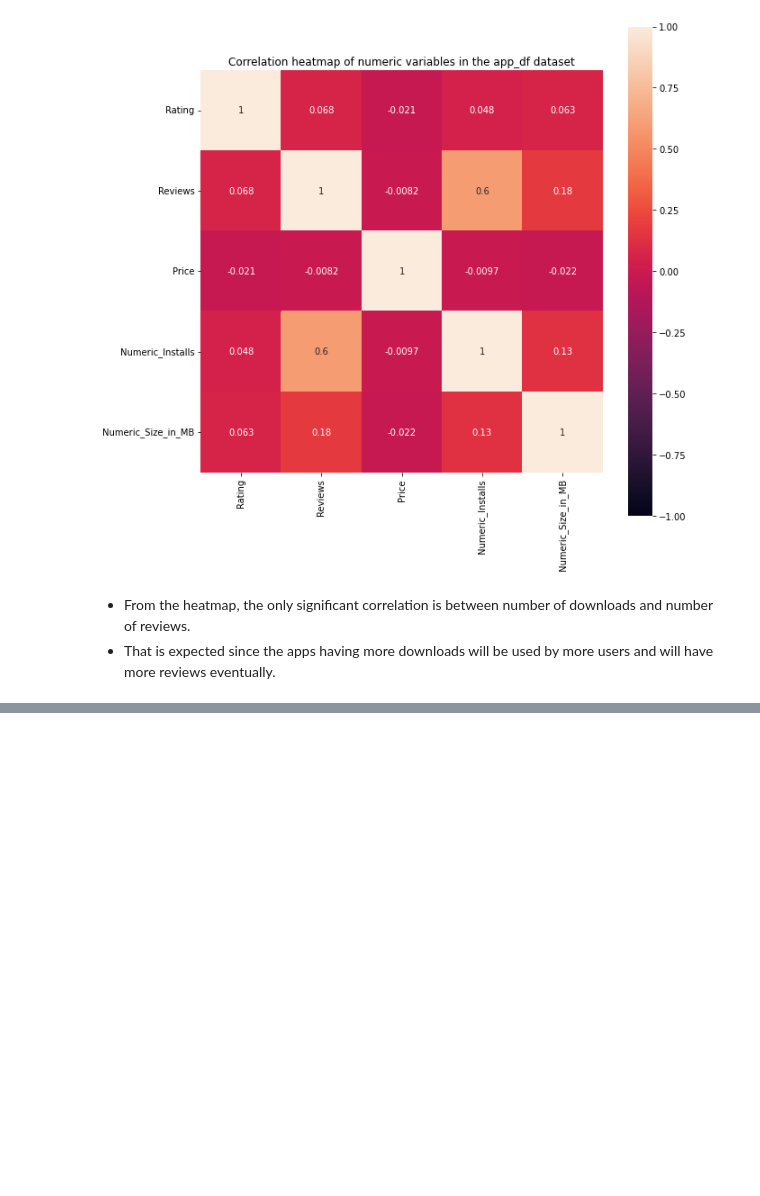
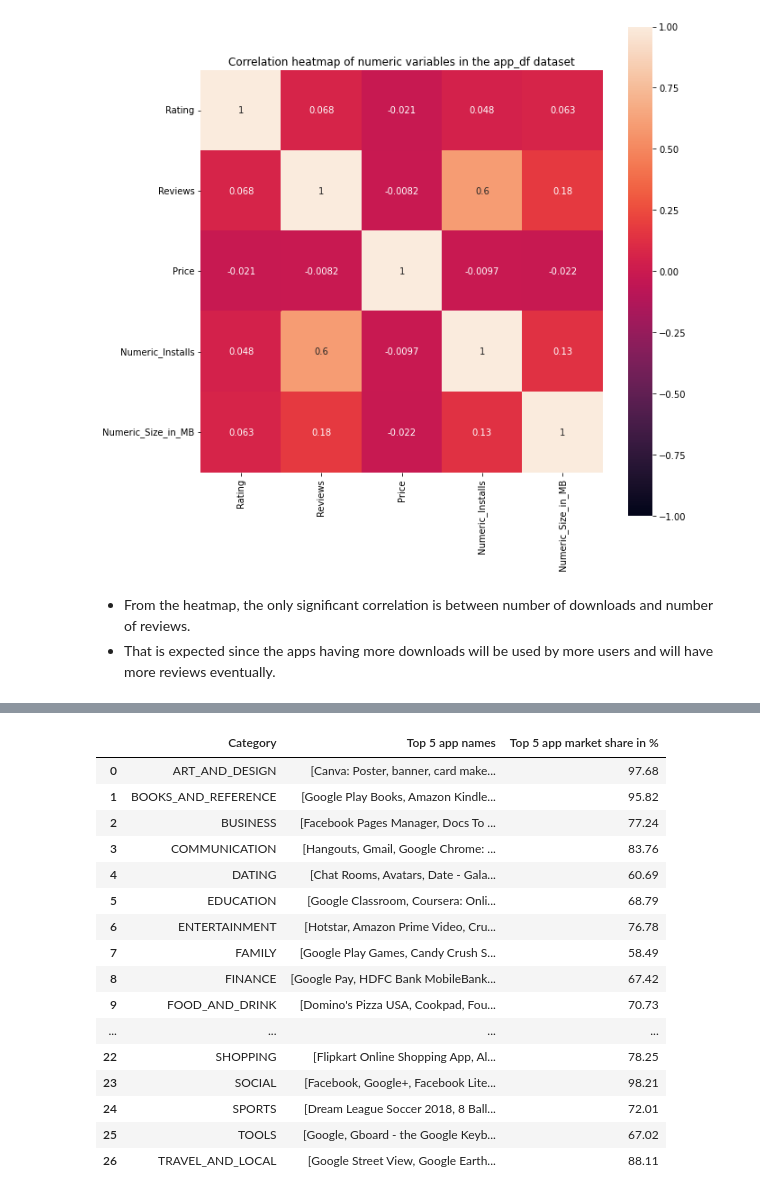
Before and after one commit to Nandeesh-U/EDA_google_play_store_app_data, a Jupyter notebook: Team_Notebook_EDA_CAPSTONE.ipynb, the cells around one changed output, grey strips where cells are left out. Cells and saved outputs as stored; diff of their text form; code cells hidden in the pictures; blank space fills up the shorter version.

```diff
--- a/Team_Notebook_EDA_CAPSTONE.ipynb
+++ b/Team_Notebook_EDA_CAPSTONE.ipynb
@@ -917,0 +948,8 @@ Text(0.5, 1.0, 'Correlation heatmap of numeric variables in the app_df dataset')
+# %%
+def tmp(category,df):
+  cat_only_df = df[df['Category']==category]
+  cat_only_df = cat_only_df.sort_values(by='Numeric_Installs',ascending=False)
+  top_5_installs = sum(cat_only_df.iloc[0:5]['Numeric_Installs'])
+  total_installs = sum(cat_only_df['Numeric_Installs'])
+  top_5_apps = list(cat_only_df.iloc[0:5]['App'])
+  return top_5_apps, round(100*(top_5_installs/total_installs),2)
@@ -917,0 +982,4 @@ Text(0.5, 1.0, 'Correlation heatmap of numeric variables in the app_df dataset')
+# %%
+cat_wise_list = list()
+for cat in large_cat_list:
+  cat_wise_list.append({'Category':cat,'Top 5 app names':tmp(cat,merged_app_df)[0],'Top 5 app market share in %':tmp(cat,merged_app_df)[1]})
@@ -917,0 +1006,20 @@ Text(0.5, 1.0, 'Correlation heatmap of numeric variables in the app_df dataset')
+# %%
+pd.DataFrame(cat_wise_list)
+# %% [output]
+|  | Category | Top 5 app names | Top 5 app market share in % |
+| 0 | ART_AND_DESIGN | [Canva: Poster, banner, card make... | 97.68 |
+| 1 | BOOKS_AND_REFERENCE | [Google Play Books, Amazon Kindle... | 95.82 |
+| 2 | BUSINESS | [Facebook Pages Manager, Docs To ... | 77.24 |
+| 3 | COMMUNICATION | [Hangouts, Gmail, Google Chrome: ... | 83.76 |
+| 4 | DATING | [Chat Rooms, Avatars, Date - Gala... | 60.69 |
+| 5 | EDUCATION | [Google Classroom, Coursera: Onli... | 68.79 |
+| 6 | ENTERTAINMENT | [Hotstar, Amazon Prime Video, Cru... | 76.78 |
+| 7 | FAMILY | [Google Play Games, Candy Crush S... | 58.49 |
+| 8 | FINANCE | [Google Pay, HDFC Bank MobileBank... | 67.42 |
+| 9 | FOOD_AND_DRINK | [Domino's Pizza USA, Cookpad, Fou... | 70.73 |
+| ... | ... | ... | ... |
+| 22 | SHOPPING | [Flipkart Online Shopping App, Al... | 78.25 |
+| 23 | SOCIAL | [Facebook, Google+, Facebook Lite... | 98.21 |
+| 24 | SPORTS | [Dream League Soccer 2018, 8 Ball... | 72.01 |
+| 25 | TOOLS | [Google, Gboard - the Google Keyb... | 67.02 |
+| 26 | TRAVEL_AND_LOCAL | [Google Street View, Google Earth... | 88.11 |
```
Also changed, not shown: parts of 10 cells of this notebook.
